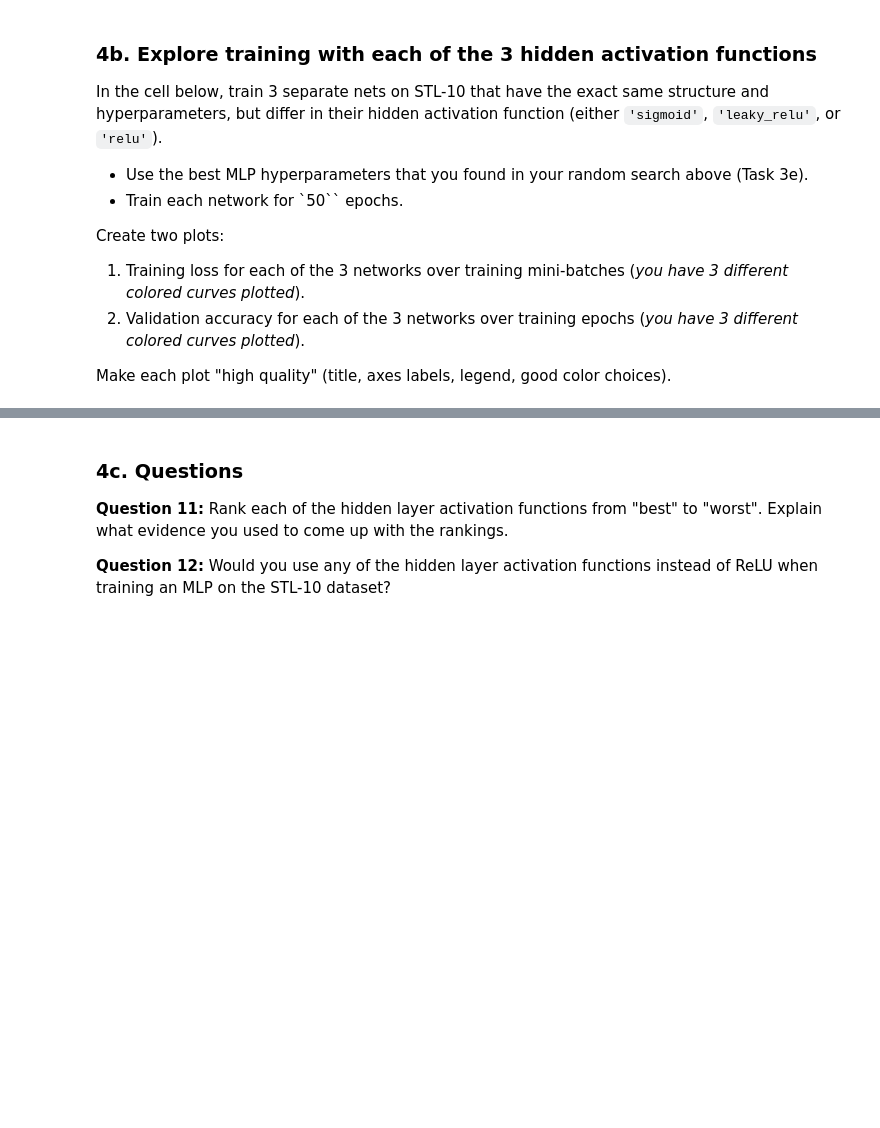
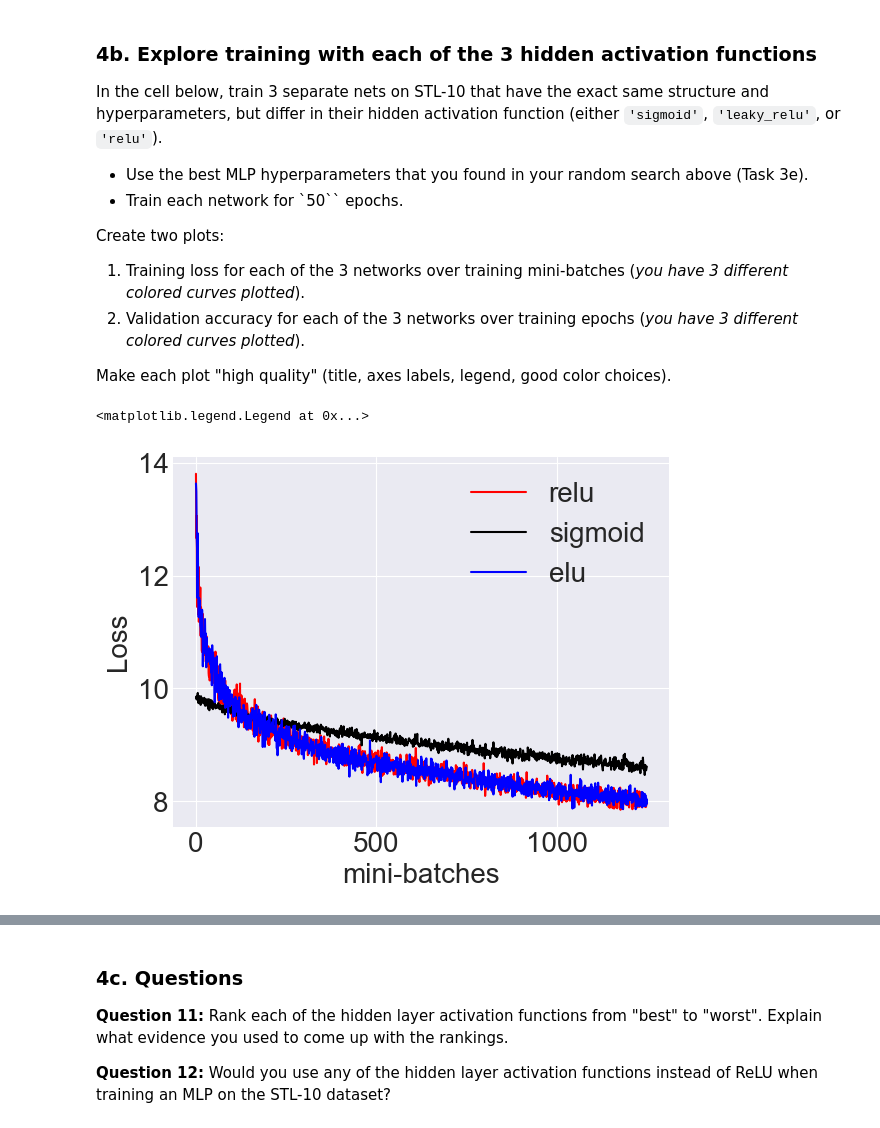
Before and after one commit to GhailanFadah/Neural-Networks, a Jupyter notebook: project 2/mlp.ipynb, the cells around one changed output, grey strips where cells are left out. Cells and saved outputs as stored; diff of their text form; code cells hidden in the pictures; blank space fills up the shorter version.

```diff
--- a/project 2/mlp.ipynb
+++ b/project 2/mlp.ipynb
@@ -925,10 +922,10 @@ Create two plots:
 
 Make each plot "high quality" (title, axes labels, legend, good color choices).
 # %%
-net_stl_relu = MLP2(x_train.shape[1], 80, 10, "relu")
-net_stl_elu = MLP2(x_train.shape[1], 80, 10, "elu")
-net_stl_sig = MLP2(x_train.shape[1], 80, 10, "sigmoid")
+net_stl_relu = MLP2(x_train.shape[1], 92, 10, "relu")
+net_stl_elu = MLP2(x_train.shape[1], 92, 10, "elu")
+net_stl_sig = MLP2(x_train.shape[1], 92, 10, "sigmoid")
 
-l_stl_relu, train_stl_acc_relu, val_stl_acc_relu = net_stl_relu.fit(x_train, y_train, x_val, y_val, False, 50, lr, 150, reg_s, -1)
-l_st_elu, train_stl_acc_elu, val_stl_acc_elu = net_stl_elu.fit(x_train, y_train, x_val, y_val, False, 50, lr, 150, reg_s, -1)
-l_stl_sig, train_stl_acc_sig, val_stl_acc_sig = net_stl_sig.fit(x_train, y_train, x_val, y_val, False, 50, lr, 150, reg_s, -1)
+l_stl_relu, train_stl_acc_relu, val_stl_acc_relu = net_stl_relu.fit(x_train, y_train, x_val, y_val, False, 50, .006737, 117, .00522, -1)
+l_st_elu, train_stl_acc_elu, val_stl_acc_elu = net_stl_elu.fit(x_train, y_train, x_val, y_val, False, 50, .006737, 117, .00522, -1)
+l_stl_sig, train_stl_acc_sig, val_stl_acc_sig = net_stl_sig.fit(x_train, y_train, x_val, y_val, False, 50, .006737, 117, .00522, -1)
@@ -938,0 +932,10 @@ plt.plot()
+# %%
+plt.plot(np.arange(0,1250, 1), l_stl_relu, color='red', label='relu')
+plt.plot(np.arange(0,1250, 1), l_stl_sig, color='black', label='sigmoid')
+plt.plot(np.arange(0,1250, 1), l_st_elu, color='blue', label='elu')
+plt.xlabel("mini-batches")
+plt.ylabel("Loss")
+plt.legend()
+# %% [output]
+<matplotlib.legend.Legend at 0x...>
+[figure, added]
```
Also changed, not shown: parts of 4 cells of this notebook.
